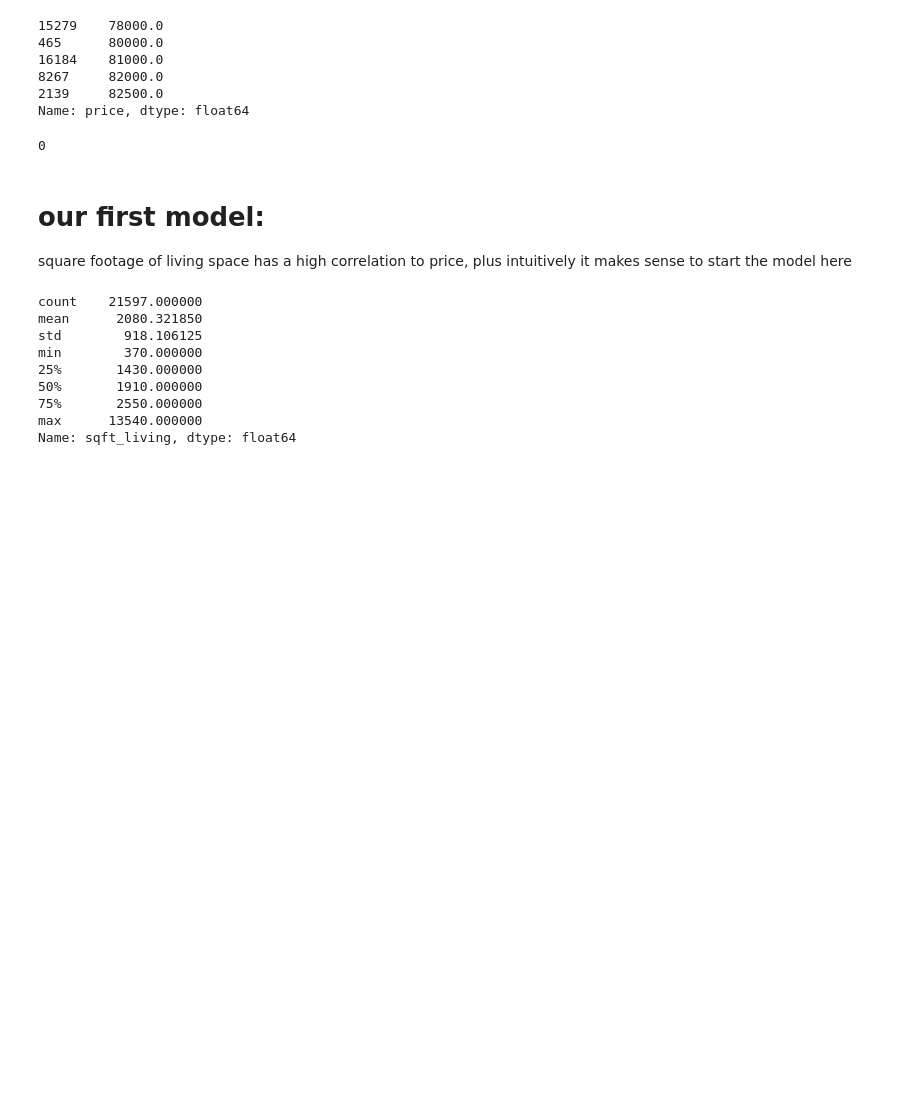
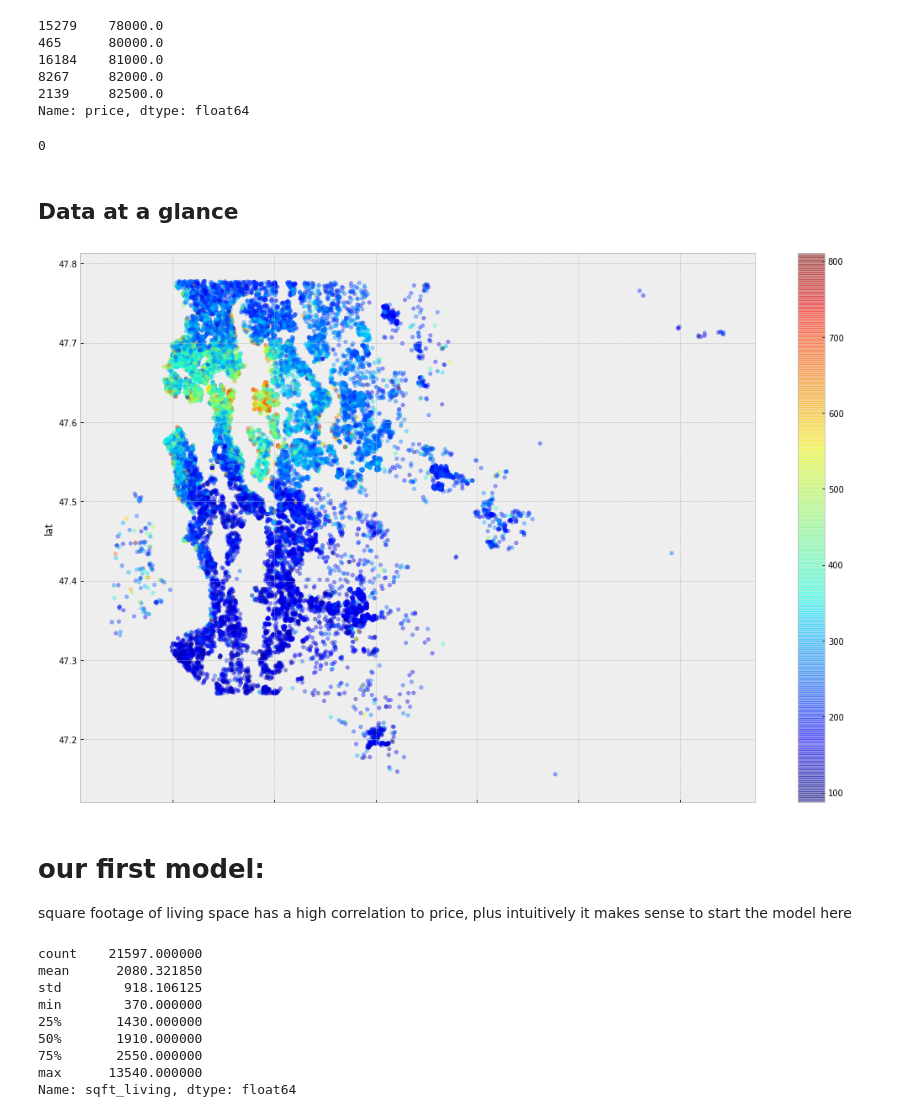
Before and after one commit to AlludedCrabb/Data-Science-Housing-Data-Project, a Jupyter notebook: Jacob_Taeho project.ipynb, the cells around one changed output. Saved outputs shown, nothing was run; the diff lists cells and outputs as text; code cells hidden in the pictures; blank space fills up the shorter version.

```diff
--- a/Jacob_Taeho project.ipynb
+++ b/Jacob_Taeho project.ipynb
@@ -86,6 +89,17 @@ Name: price, dtype: float64
 df.price.isna().sum()
 # %% [output]
 0
+# %% [markdown]
+## Data at a glance
+# %%
+_ = df.plot(kind='scatter', x='long', y='lat',
+            c=df['price']/df['sqft_living'],
+            cmap=plt.get_cmap("jet"),
+            colorbar=True,
+            alpha=0.4,
+            figsize=(18, 12))
+# %% [output]
+[figure, added]
 # %% [markdown]
 # our first model:
 square footage of living space has a high correlation to price, plus intuitively it makes sense to start the model here
```
Also changed, not shown: parts of 13 cells of this notebook, 1 other file.
